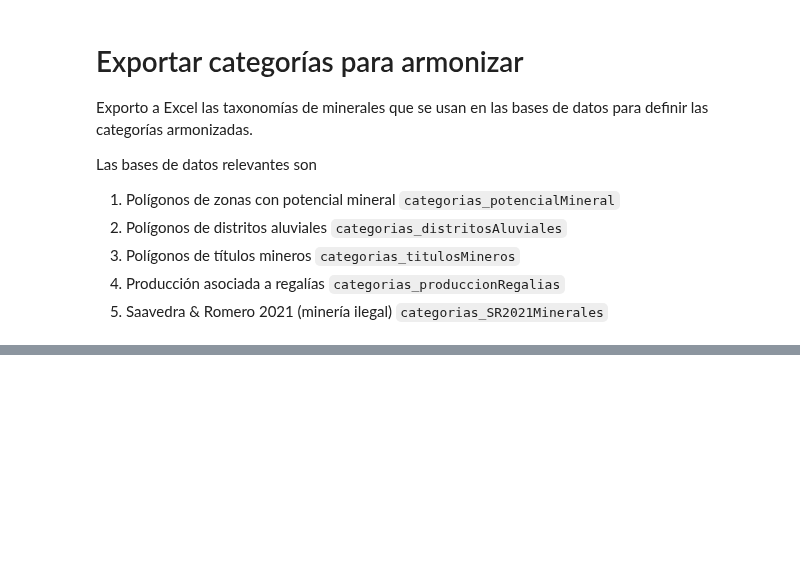
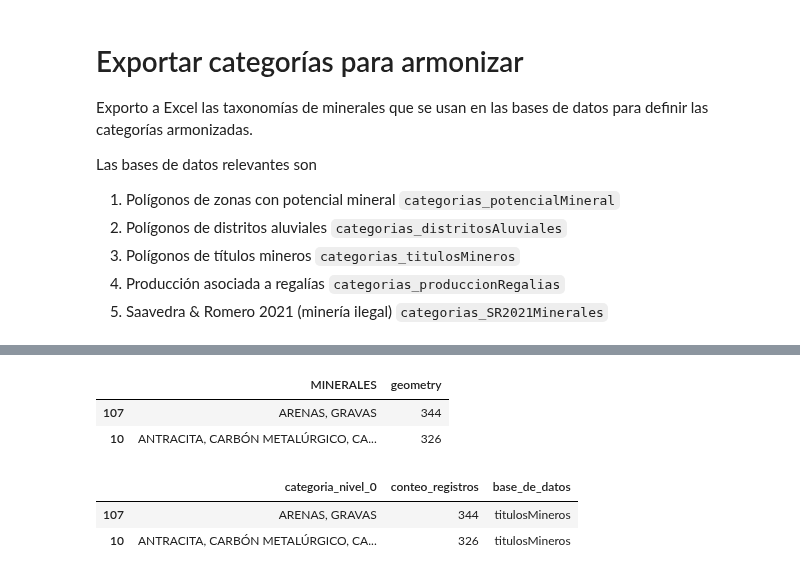
Before and after one commit to JC-AlfonsoR/PEG-mining-agriculture, a Jupyter notebook: engines/e2011_armonizar_taxonomias_minerales.ipynb, the cells around one changed output, grey strips where cells are left out. Cells and saved outputs as stored; diff of their text form; code cells hidden in the pictures; blank space fills up the shorter version.

```diff
--- a/engines/e2011_armonizar_taxonomias_minerales.ipynb
+++ b/engines/e2011_armonizar_taxonomias_minerales.ipynb
@@ -344,0 +387,19 @@ Las bases de datos relevantes son
+# %%
+display(categorias_titulosMineros.head(2))
+
+categorias_titulosMineros = categorias_titulosMineros.rename(
+    columns = {
+        'MINERALES':'categoria_nivel_0',
+        'geometry':'conteo_registros'
+    })
+
+categorias_titulosMineros['base_de_datos'] = 'titulosMineros'
+
+display(categorias_titulosMineros.head(2))
+# %% [output]
+|  | MINERALES | geometry |
+| 107 | ARENAS, GRAVAS | 344 |
+| 10 | ANTRACITA, CARBÓN METALÚRGICO, CA... | 326 |
+|  | categoria_nivel_0 | conteo_registros | base_de_datos |
+| 107 | ARENAS, GRAVAS | 344 | titulosMineros |
+| 10 | ANTRACITA, CARBÓN METALÚRGICO, CA... | 326 | titulosMineros |
```
Also changed, not shown: parts of 9 cells of this notebook, 2 other files.
